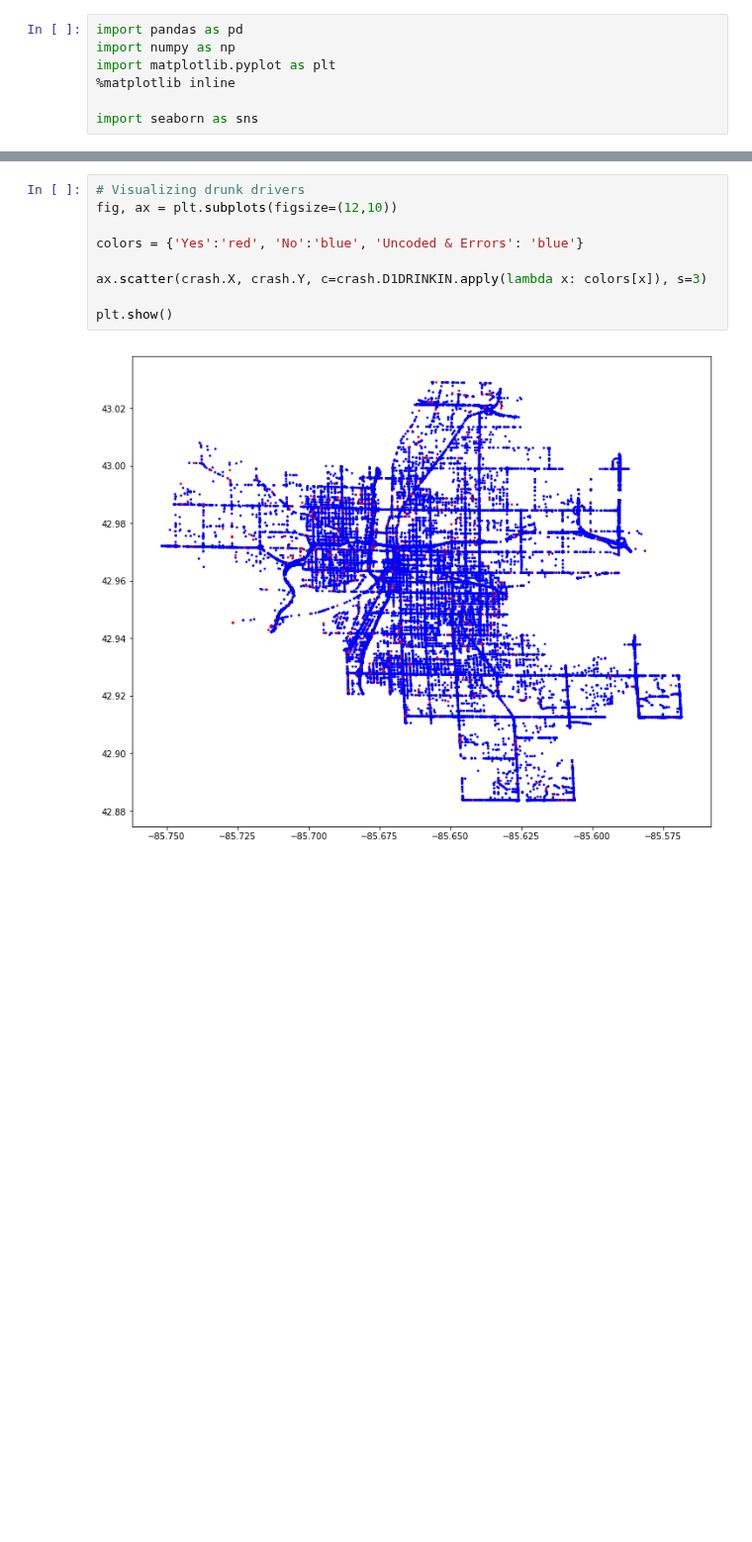
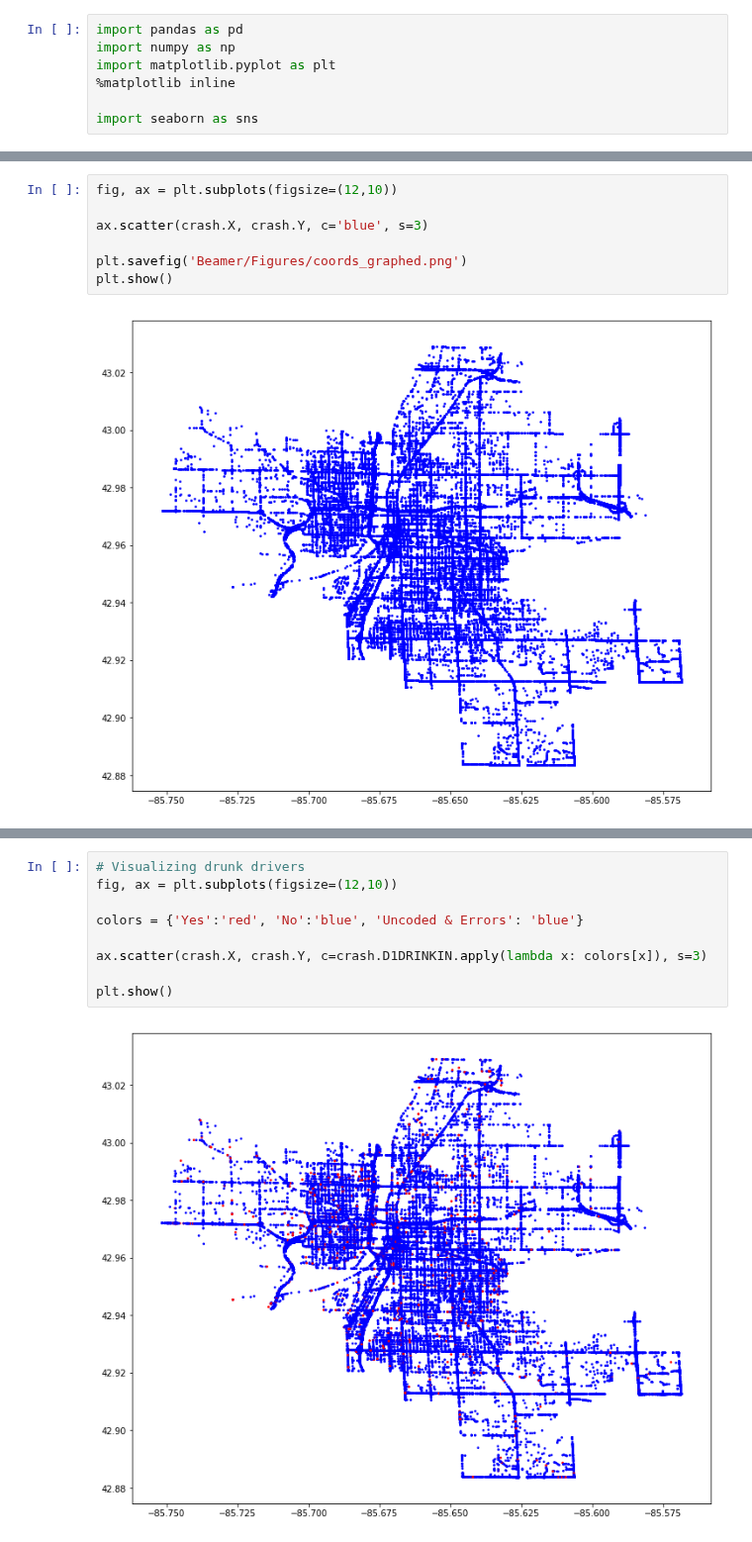
Before and after one commit to collinprather/Big-Data-Ignite-2018, a Jupyter notebook: GR_Crash_EDA.ipynb, the cells around one changed output, grey strips where cells are left out. Shown at 99% size. Cells and saved outputs as stored; diff of their text form; blank space fills up the shorter version.

```diff
--- a/GR_Crash_EDA.ipynb
+++ b/GR_Crash_EDA.ipynb
@@ -18,3 +30,12 @@ crash.head(4)
+# %%
+fig, ax = plt.subplots(figsize=(12,10))
+
+ax.scatter(crash.X, crash.Y, c='blue', s=3)
+
+plt.savefig('Beamer/Figures/coords_graphed.png')
+plt.show()
+# %% [output]
+[figure, added]
 # %%
 # Visualizing Hit and Runs
 # It appears that hit and runs are much less likely to occur on the mianroads/highways
```
Also changed, not shown: parts of 15 cells of this notebook, 18 other files.
